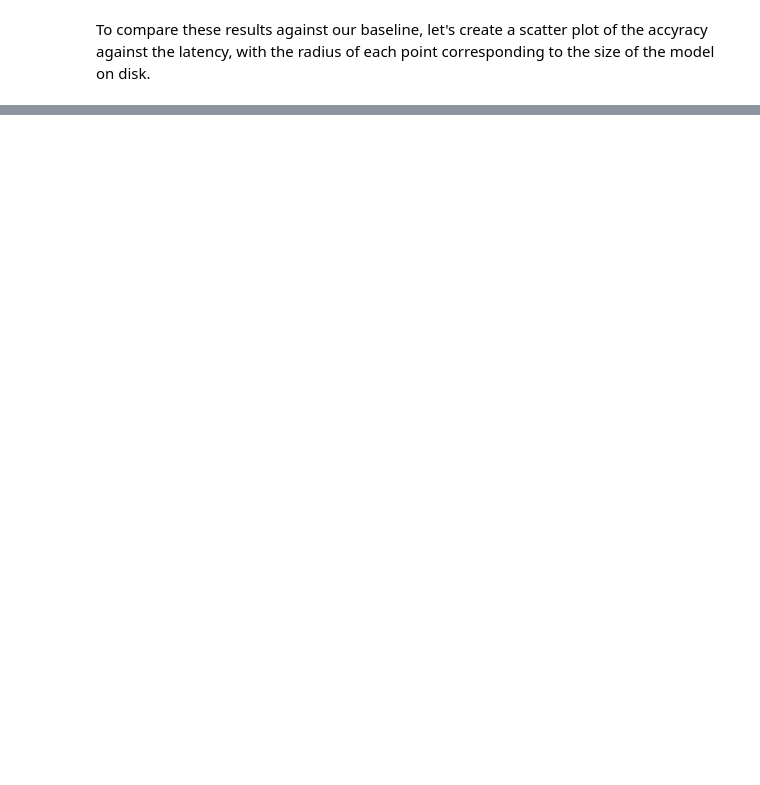
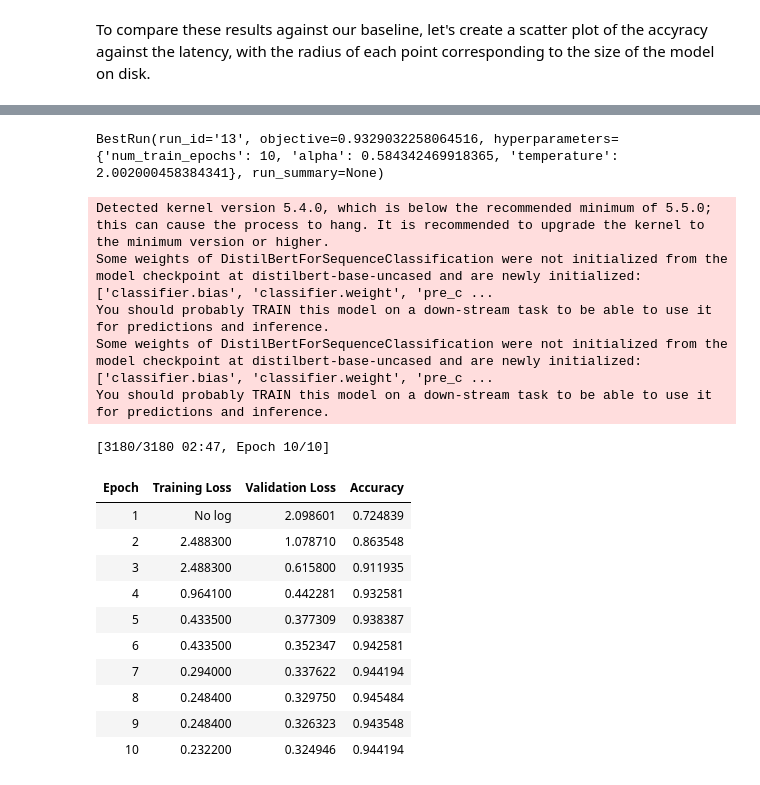
Before and after one commit to sergi24sanchez/Learning, a Jupyter notebook: NLPTransformers/transformers_efficiency.ipynb, the cells around one changed output, grey strips where cells are left out. Saved outputs shown, nothing was run; the diff lists cells and outputs as text; code cells hidden in the pictures; blank space fills up the shorter version.

```diff
--- a/NLPTransformers/transformers_efficiency.ipynb
+++ b/NLPTransformers/transformers_efficiency.ipynb
@@ -349,0 +426,5 @@ Let's see if we can close that last gap by including the distillation loss of th
+# %%
+def hp_space(trial):
+    return {"num_train_epochs": trial.suggest_int("num_train_epochs", 5, 10),
+           "alpha": trial.suggest_float("alpha", 0, 1),
+           "temperature": trial.suggest_int("temperature", 2, 20)}
@@ -349,0 +433,4 @@ Let's see if we can close that last gap by including the distillation loss of th
+# %%
+best_run = distilbert_trainer.hyperparameter_search(
+    n_trials=20, direction="maximize", hp_space=hp_space
+)
@@ -349,0 +483,39 @@ Let's see if we can close that last gap by including the distillation loss of th
+# %%
+print(best_run)
+# %% [output]
+BestRun(run_id='13', objective=0.9329032258064516, hyperparameters={'num_train_epochs': 10, 'alpha': 0.584342469918365, 'temperature': 2.002000458384341}, run_summary=None)
+# %%
+# Let's update our training arguments with these values and run the final training run
+for k,v in best_run.hyperparameters.items():
+    setattr(student_training_args, k, v)
+
+# define a new repository to store our distilled model
+distilled_ckpt = "distilbert-base-uncased-distilled-clinc"
+student_training_args.output_dir = distilled_ckpt
+
+# Create a new Trainer with optimal parameters
+distil_trainer = DistillationTrainer(model_init=student_init,
+                                    teacher_model=teacher_model, args=student_training_args,
+                                    train_dataset=clinc_enc["train"],
+                                    eval_dataset=clinc_enc["validation"],
+                                    compute_metrics=compute_metrics, tokenizer=student_tokenizer)
+
+distil_trainer.train();
+# %% [output]
+Detected kernel version 5.4.0, which is below the recommended minimum of 5.5.0; this can cause the process to hang. It is recommended to upgrade the kernel to the minimum version or higher.
+Some weights of DistilBertForSequenceClassification were not initialized from the model checkpoint at distilbert-base-uncased and are newly initialized: ['classifier.bias', 'classifier.weight', 'pre_c ...
+You should probably TRAIN this model on a down-stream task to be able to use it for predictions and inference.
+Some weights of DistilBertForSequenceClassification were not initialized from the model checkpoint at distilbert-base-uncased and are newly initialized: ['classifier.bias', 'classifier.weight', 'pre_c ...
+You should probably TRAIN this model on a down-stream task to be able to use it for predictions and inference.
+[3180/3180 02:47, Epoch 10/10]
+| Epoch | Training Loss | Validation Loss | Accuracy |
+| 1 | No log | 2.098601 | 0.724839 |
+| 2 | 2.488300 | 1.078710 | 0.863548 |
+| 3 | 2.488300 | 0.615800 | 0.911935 |
+| 4 | 0.964100 | 0.442281 | 0.932581 |
+| 5 | 0.433500 | 0.377309 | 0.938387 |
+| 6 | 0.433500 | 0.352347 | 0.942581 |
+| 7 | 0.294000 | 0.337622 | 0.944194 |
+| 8 | 0.248400 | 0.329750 | 0.945484 |
+| 9 | 0.248400 | 0.326323 | 0.943548 |
+| 10 | 0.232200 | 0.324946 | 0.944194 |
```
Also changed, not shown: parts of 27 cells of this notebook.
